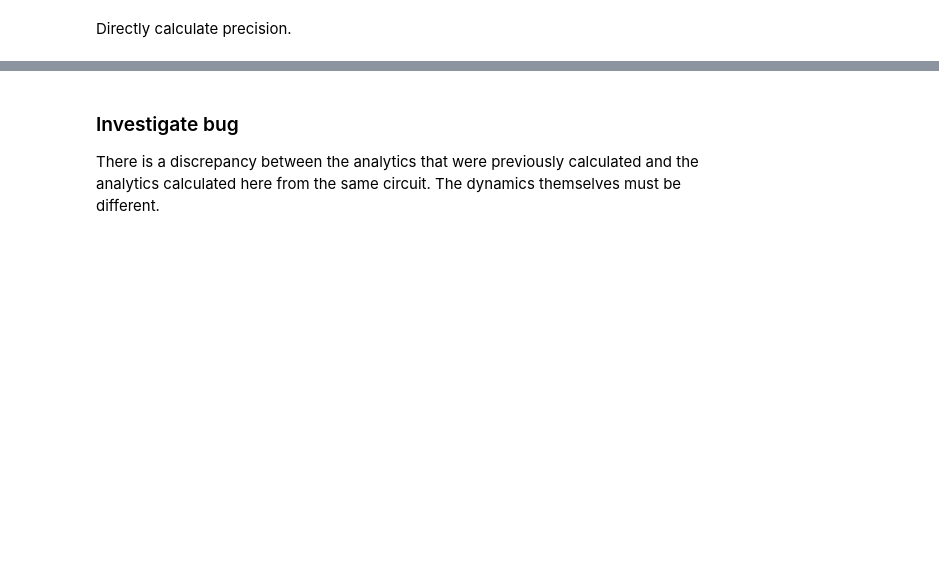
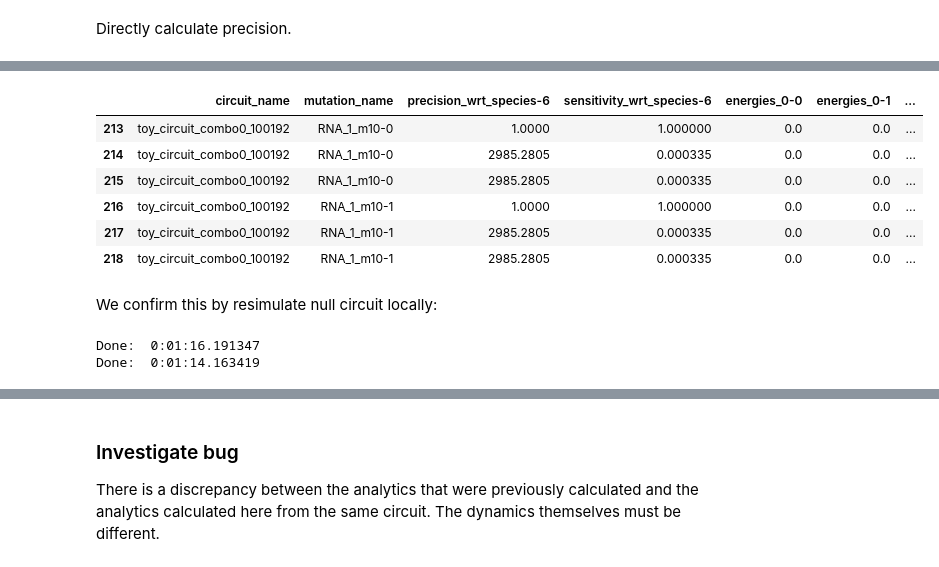
Before and after one commit to olive004/synbio_morpher, a Jupyter notebook: notebooks/15_circuit_case_study.ipynb, the cells around one changed output, grey strips where cells are left out. Drawn from its saved outputs; the diff is of its cells as text; code cells hidden in the pictures; blank space fills up the shorter version.

Commit message:
sensitivity analysis

```diff
--- a/notebooks/15_circuit_case_study.ipynb
+++ b/notebooks/15_circuit_case_study.ipynb
@@ -517,0 +579,13 @@ Array([2.4848863e-02, 7.6223962e-02, 7.3971704e-02, 2.4399981e+00,
+# %%
+null_circs = data[np.sum(data[get_true_interaction_cols(data, 'energies')], axis=1) == 0].iloc[list(np.arange(6))]
+null_circs[['circuit_name', 'mutation_name', 'precision_wrt_species-6', 'sensitivity_wrt_species-6'] + get_true_interaction_cols(data, 'energies') + ['sample_name']]
+# %% [output]
+|  | circuit_name | mutation_name | precision_wrt_species-6 | sensitivity_wrt_species-6 | energies_0-0 | energies_0-1 | ... |
+| 213 | toy_circuit_combo0_100192 | RNA_1_m10-0 | 1.0000 | 1.000000 | 0.0 | 0.0 | ... |
+| 214 | toy_circuit_combo0_100192 | RNA_1_m10-0 | 2985.2805 | 0.000335 | 0.0 | 0.0 | ... |
+| 215 | toy_circuit_combo0_100192 | RNA_1_m10-0 | 2985.2805 | 0.000335 | 0.0 | 0.0 | ... |
+| 216 | toy_circuit_combo0_100192 | RNA_1_m10-1 | 1.0000 | 1.000000 | 0.0 | 0.0 | ... |
+| 217 | toy_circuit_combo0_100192 | RNA_1_m10-1 | 2985.2805 | 0.000335 | 0.0 | 0.0 | ... |
+| 218 | toy_circuit_combo0_100192 | RNA_1_m10-1 | 2985.2805 | 0.000335 | 0.0 | 0.0 | ... |
+# %% [markdown]
+We confirm this by resimulate null circuit locally:
@@ -517,0 +595,30 @@ Array([2.4848863e-02, 7.6223962e-02, 7.3971704e-02, 2.4399981e+00,
+# %%
+starting_states = np.asarray([nc.qreactions.quantities for nc in null_circuits])
+reverse_rates = np.asarray([nc.qreactions.reactions.reverse_rates for nc in null_circuits])
+copynumbers_null, tss = simulate_steady_states(
+    y0=starting_states, total_time=tmax, sim_func=sim_func,
+    t0=t0, t1=t1,
+    threshold=threshold_steady_states, reverse_rates=reverse_rates)
+
+copynumbers_null = np.swapaxes(copynumbers_null, 1, 2)
+
+steady_states_null = (copynumbers_null[:, :, -1] * ((signal.onehot == 0) * 1)) + \
+    (copynumbers_null[:, :, 0] *
+     signal_target) * signal.onehot
+
+new_copynumbers_null, tyy = simulate_steady_states(
+    y0=steady_states_null, total_time=tmax, sim_func=sim_func,
+    t0=t0, t1=tss[-1],
+    threshold=threshold_steady_states,
+    reverse_rates=reverse_rates)
+
+new_copynumbers_null = np.swapaxes(new_copynumbers_null, 1, 2)
+
+
+# Fix first entry for signal species -> Warning: deletes final element in simulated data
+for i, nc in enumerate(null_circuits):
+    if not nc.use_prod_and_deg:
+        new_copynumbers_null[i, :, :] = np.concatenate([np.expand_dims(copynumbers_null[i, :, -1], axis=1), new_copynumbers_null[i, :, :-1]], axis=1)
+# %% [output]
+Done:  0:01:16.191347
+Done:  0:01:14.163419
```
Also changed, not shown: parts of 29 cells of this notebook.
